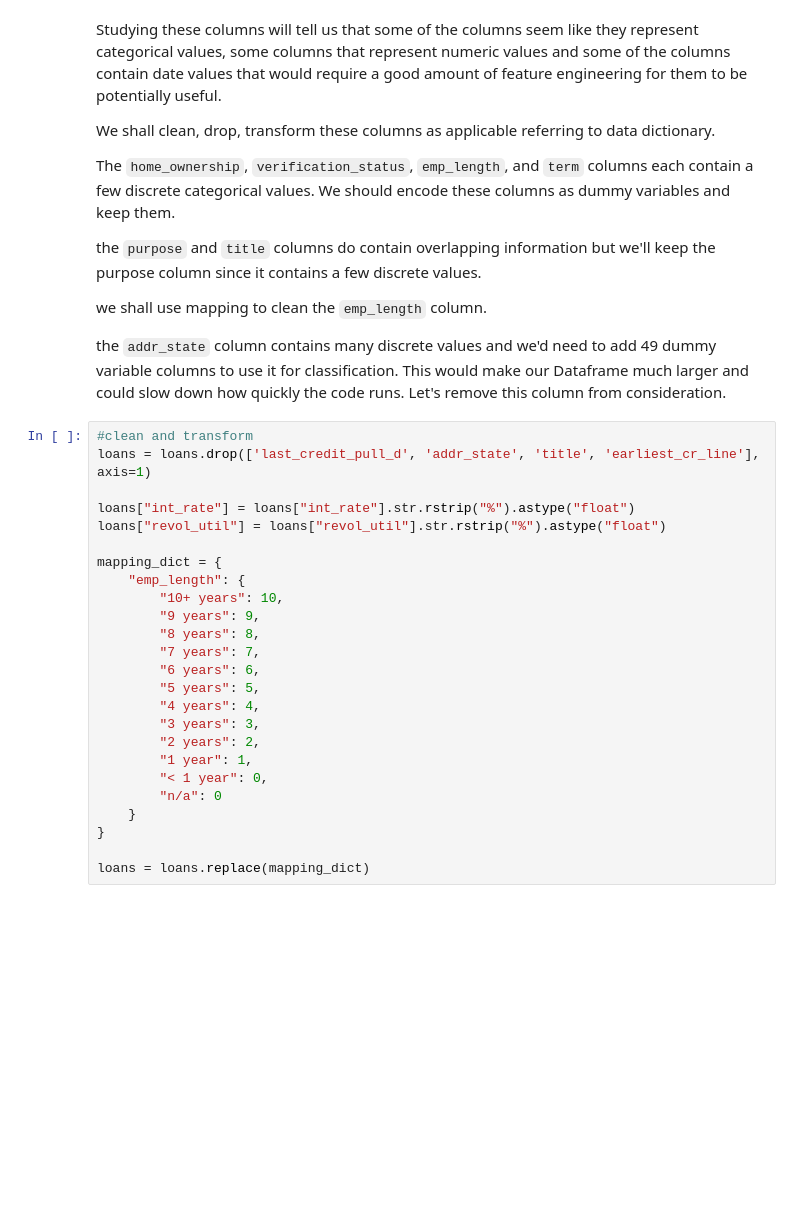
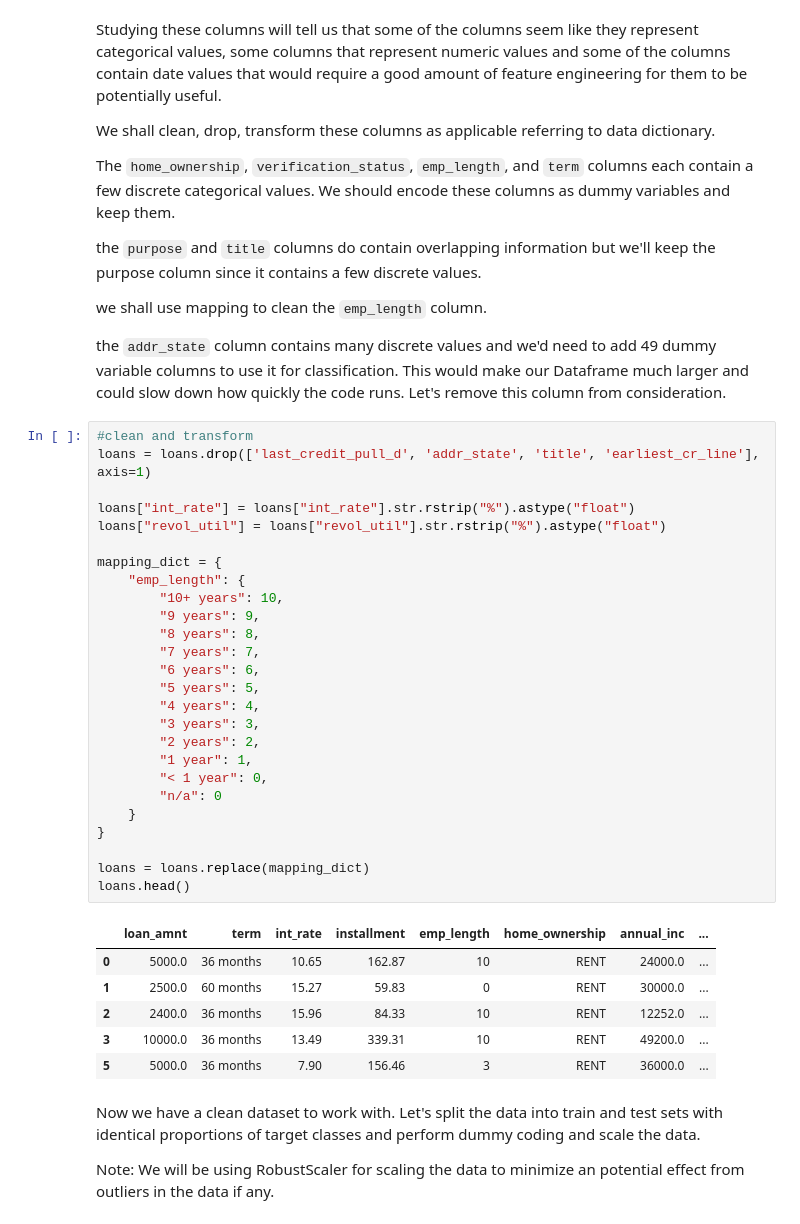
Before and after one commit to naga-pakalapati/ML_Projects, a Jupyter notebook: Predict Loan Repayment.ipynb, the cells around one changed output. Cells and saved outputs as stored; diff of their text form; blank space fills up the shorter version.

```diff
--- a/Predict Loan Repayment.ipynb
+++ b/Predict Loan Repayment.ipynb
@@ -209,25 +225,37 @@ the `addr_state` column contains many discrete values and we'd need to add 49 du
 # %%
 #clean and transform
 loans = loans.drop(['last_credit_pull_d', 'addr_state', 'title', 'earliest_cr_line'], axis=1)
 
 loans["int_rate"] = loans["int_rate"].str.rstrip("%").astype("float")
 loans["revol_util"] = loans["revol_util"].str.rstrip("%").astype("float")
 
 mapping_dict = {
     "emp_length": {
         "10+ years": 10,
         "9 years": 9,
         "8 years": 8,
         "7 years": 7,
         "6 years": 6,
         "5 years": 5,
         "4 years": 4,
         "3 years": 3,
         "2 years": 2,
         "1 year": 1,
         "< 1 year": 0,
         "n/a": 0
     }
 }
 
 loans = loans.replace(mapping_dict)
+loans.head()
+# %% [output]
+|  | loan_amnt | term | int_rate | installment | emp_length | home_ownership | annual_inc | ... |
+| 0 | 5000.0 | 36 months | 10.65 | 162.87 | 10 | RENT | 24000.0 | ... |
+| 1 | 2500.0 | 60 months | 15.27 | 59.83 | 0 | RENT | 30000.0 | ... |
+| 2 | 2400.0 | 36 months | 15.96 | 84.33 | 10 | RENT | 12252.0 | ... |
+| 3 | 10000.0 | 36 months | 13.49 | 339.31 | 10 | RENT | 49200.0 | ... |
+| 5 | 5000.0 | 36 months | 7.90 | 156.46 | 3 | RENT | 36000.0 | ... |
+# %% [markdown]
+Now we have a clean dataset to work with. Let's split the data into train and test sets with identical proportions of target classes and perform dummy coding and scale the data.
+
+Note: We will be using RobustScaler for scaling the data to minimize an potential effect from outliers in the data if any.
```
Also changed, not shown: parts of 13 cells of this notebook.
